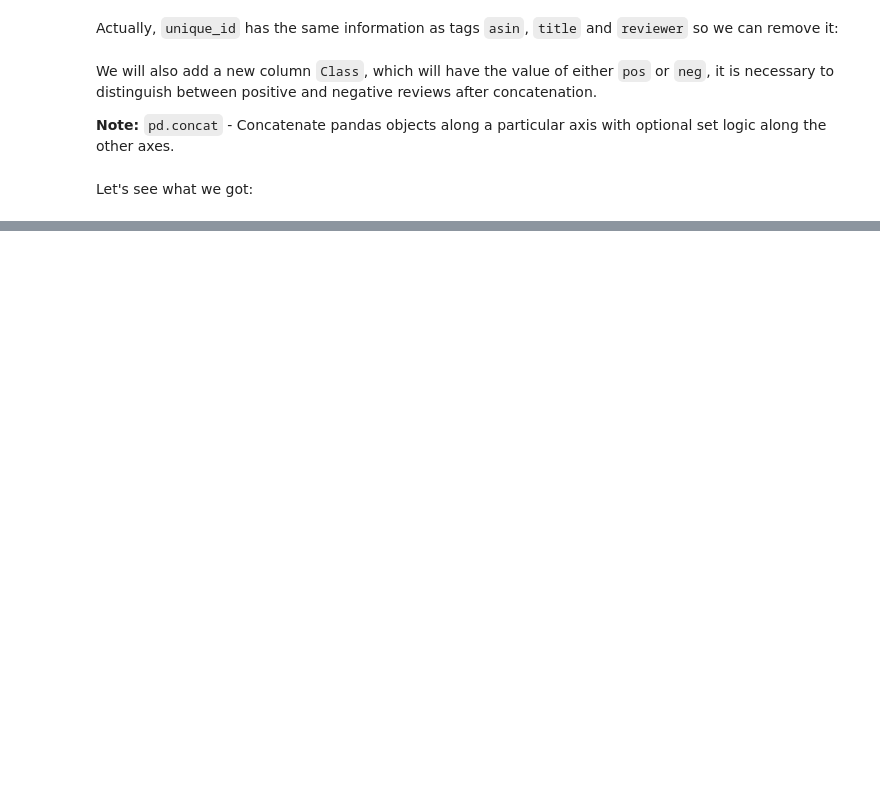
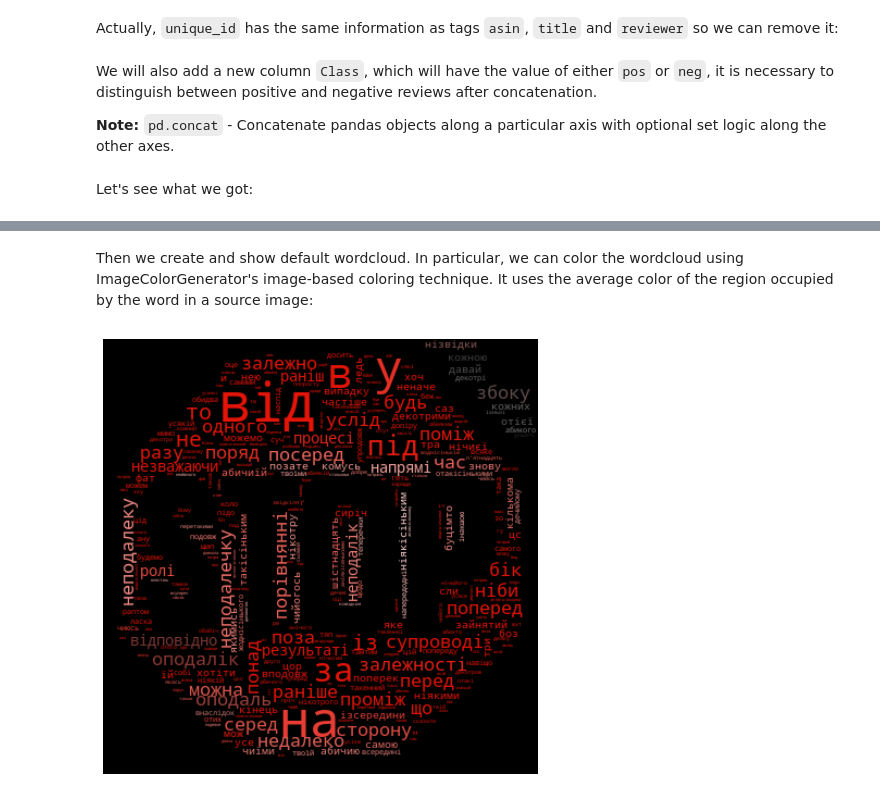
Before and after one commit to jackshendrikov/sensus, a Jupyter notebook: AmazonDatasetAnalysis.ipynb, the cells around one changed output, grey strips where cells are left out. Cells and saved outputs as stored; diff of their text form; code cells hidden in the pictures; blank space fills up the shorter version.

```diff
--- a/AmazonDatasetAnalysis.ipynb
+++ b/AmazonDatasetAnalysis.ipynb
@@ -187,0 +240,2 @@ reviews.head(n=2)
+# %%
+STOP_WORDS = set(line.strip() for line in open('data/stopwords_ua.txt', mode="r", encoding="utf-8"))
@@ -187,0 +292,25 @@ reviews.head(n=2)
+# %% [markdown]
+Then we create and show default wordcloud. In particular, we can color the wordcloud using ImageColorGenerator's image-based coloring technique. It uses the average color of the region occupied by the word in a source image:
+# %%
+from wordcloud import WordCloud, ImageColorGenerator
+
+# create wordcloud
+wordcloud = WordCloud(
+    background_color="black",
+    mask=stop_mask,
+    random_state=42,
+    max_font_size=50,
+    max_words=1000,
+)
+
+wordcloud.generate(' '.join(STOP_WORDS))
+
+image_colors = ImageColorGenerator(stop_mask)
+
+# show wordcloud
+plt.figure(figsize=(8, 8))
+plt.imshow(wordcloud.recolor(color_func=image_colors), interpolation='bilinear')
+plt.axis("off")
+plt.show()
+# %% [output]
+[figure, added]
```
Also changed, not shown: parts of 29 cells of this notebook, 2 other files.
